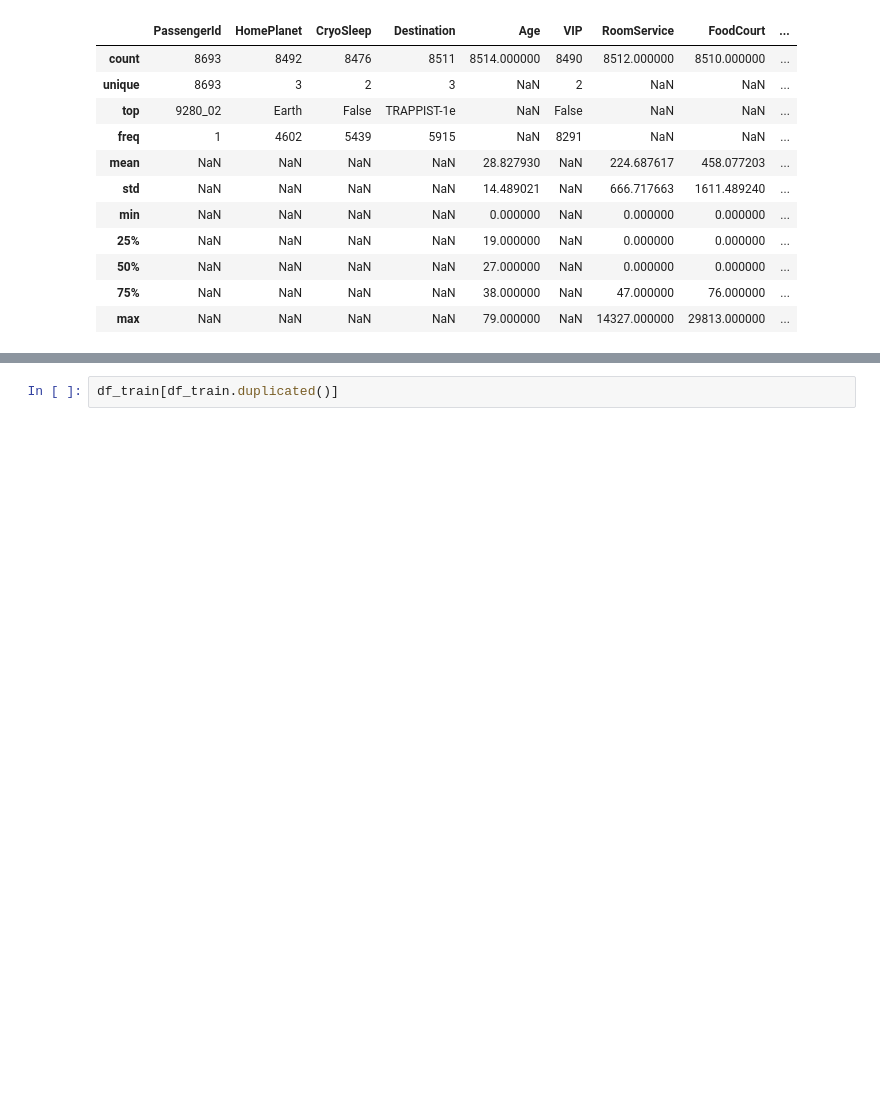
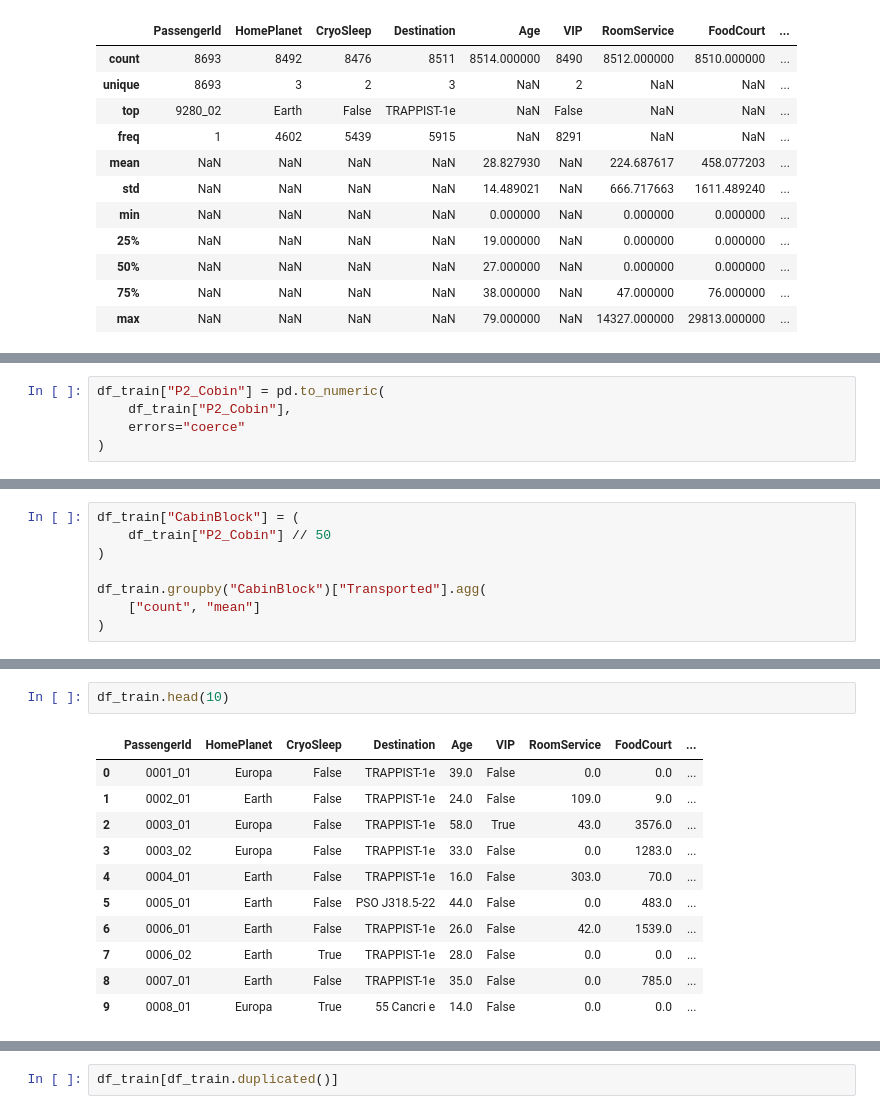
Before and after one commit to rezamirzaii/spaceship-titanic-ml, a Jupyter notebook: notebooks/spaceship_titanic.ipynb, the cells around one changed output, grey strips where cells are left out. Drawn from its saved outputs; the diff is of its cells as text; blank space fills up the shorter version.

```diff
--- a/notebooks/spaceship_titanic.ipynb
+++ b/notebooks/spaceship_titanic.ipynb
@@ -129,0 +156,5 @@ df_train.describe(include = 'all')
+# %%
+df_train["P2_Cobin"] = pd.to_numeric(
+    df_train["P2_Cobin"],
+    errors="coerce"
+)
@@ -129,0 +183,8 @@ df_train.describe(include = 'all')
+# %%
+df_train["CabinBlock"] = (
+    df_train["P2_Cobin"] // 50
+)
+
+df_train.groupby("CabinBlock")["Transported"].agg(
+    ["count", "mean"]
+)
@@ -129,0 +210,14 @@ df_train.describe(include = 'all')
+# %%
+df_train.head(10)
+# %% [output]
+|  | PassengerId | HomePlanet | CryoSleep | Destination | Age | VIP | RoomService | FoodCourt | ... |
+| 0 | 0001_01 | Europa | False | TRAPPIST-1e | 39.0 | False | 0.0 | 0.0 | ... |
+| 1 | 0002_01 | Earth | False | TRAPPIST-1e | 24.0 | False | 109.0 | 9.0 | ... |
+| 2 | 0003_01 | Europa | False | TRAPPIST-1e | 58.0 | True | 43.0 | 3576.0 | ... |
+| 3 | 0003_02 | Europa | False | TRAPPIST-1e | 33.0 | False | 0.0 | 1283.0 | ... |
+| 4 | 0004_01 | Earth | False | TRAPPIST-1e | 16.0 | False | 303.0 | 70.0 | ... |
+| 5 | 0005_01 | Earth | False | PSO J318.5-22 | 44.0 | False | 0.0 | 483.0 | ... |
+| 6 | 0006_01 | Earth | False | TRAPPIST-1e | 26.0 | False | 42.0 | 1539.0 | ... |
+| 7 | 0006_02 | Earth | True | TRAPPIST-1e | 28.0 | False | 0.0 | 0.0 | ... |
+| 8 | 0007_01 | Earth | False | TRAPPIST-1e | 35.0 | False | 0.0 | 785.0 | ... |
+| 9 | 0008_01 | Europa | True | 55 Cancri e | 14.0 | False | 0.0 | 0.0 | ... |
```
Also changed, not shown: parts of 35 cells of this notebook, 1 other file.
